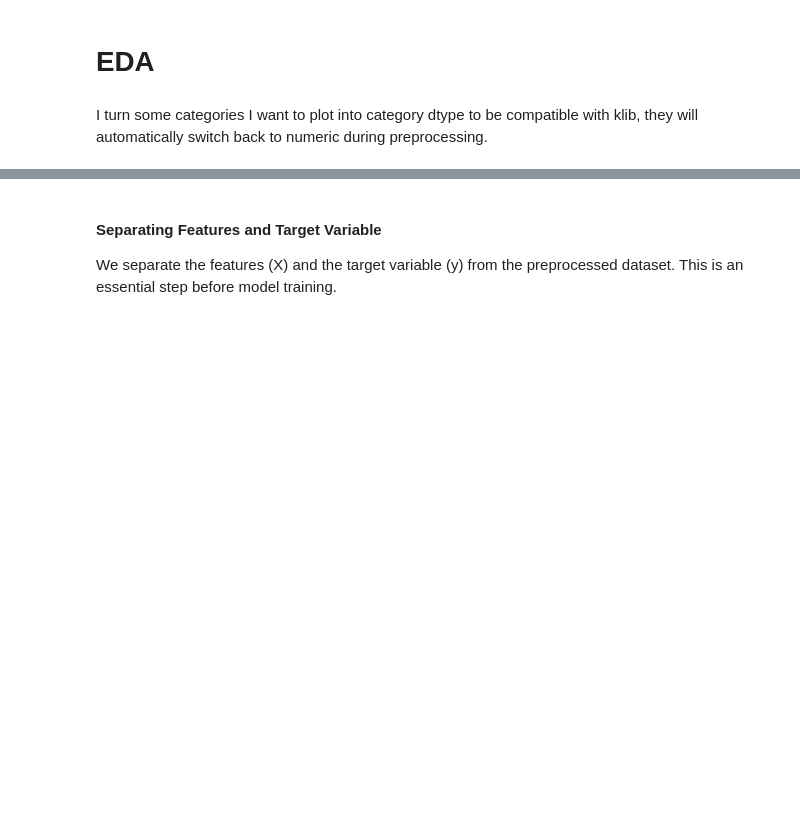
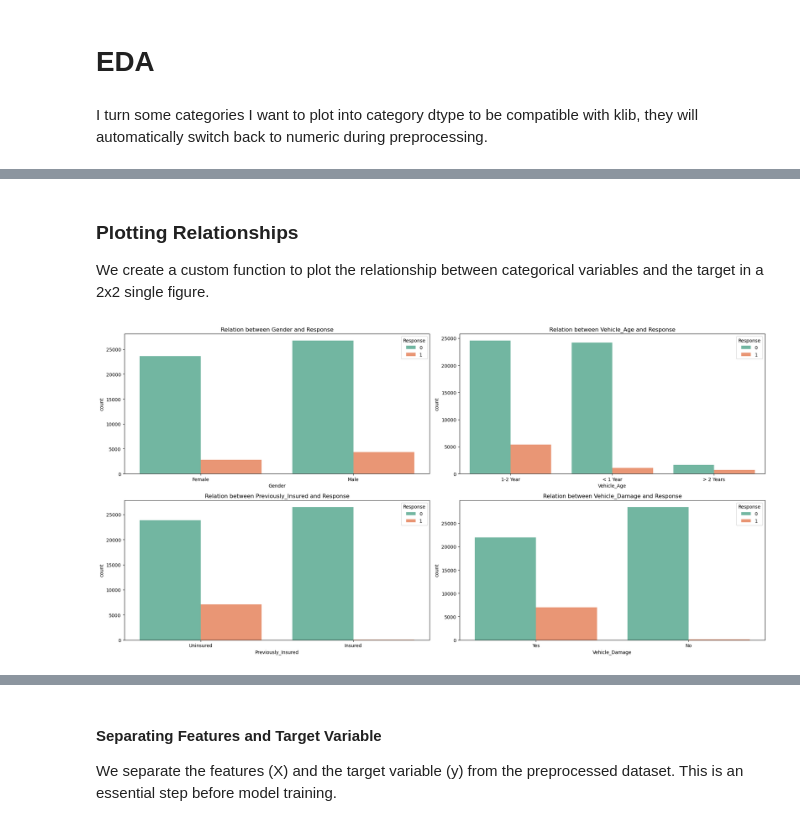
Before and after one commit to pauloarayasantiago/portafolio, a Jupyter notebook: Binary-Classification-of-Insurance-Cross-Selling/portafolio_version.ipynb, the cells around one changed output, grey strips where cells are left out. Cells and saved outputs as stored; diff of their text form; code cells hidden in the pictures; blank space fills up the shorter version.

```diff
--- a/Binary-Classification-of-Insurance-Cross-Selling/portafolio_version.ipynb
+++ b/Binary-Classification-of-Insurance-Cross-Selling/portafolio_version.ipynb
@@ -372,0 +168,23 @@ We use Optuna to perform hyperparameter tuning for our model. This helps in find
+# %% [markdown]
+### Plotting Relationships
+
+We create a custom function to plot the relationship between categorical variables and the target in a 2x2 single figure.
+# %%
+# Function to plot the relationship between categorical variables and the target in a 2x2 single figure
+def plot_categorical_vs_target(df, cat_cols, target_col):
+    num_plots = len(cat_cols)
+    fig, axes = plt.subplots(nrows=2, ncols=2, figsize=(20, 10))
+    palette = ["#66c2a5", "#fc8d62"]  # Custom palette with exactly two colors
+
+    for ax, col in zip(axes.flatten(), cat_cols):
+        sns.countplot(data=df, x=col, hue=target_col, ax=ax, palette=palette)
+        ax.set_title(f'Relation between {col} and {target_col}')
+
+    plt.tight_layout()
+    plt.show()
+
+# Plot the relationships
+categorical_columns = ['Gender', 'Vehicle_Age', 'Previously_Insured', 'Vehicle_Damage']
+plot_categorical_vs_target(eda_df, categorical_columns, 'Response')
+# %% [output]
+[figure, added]
```
Also changed, not shown: parts of 101 cells of this notebook.
